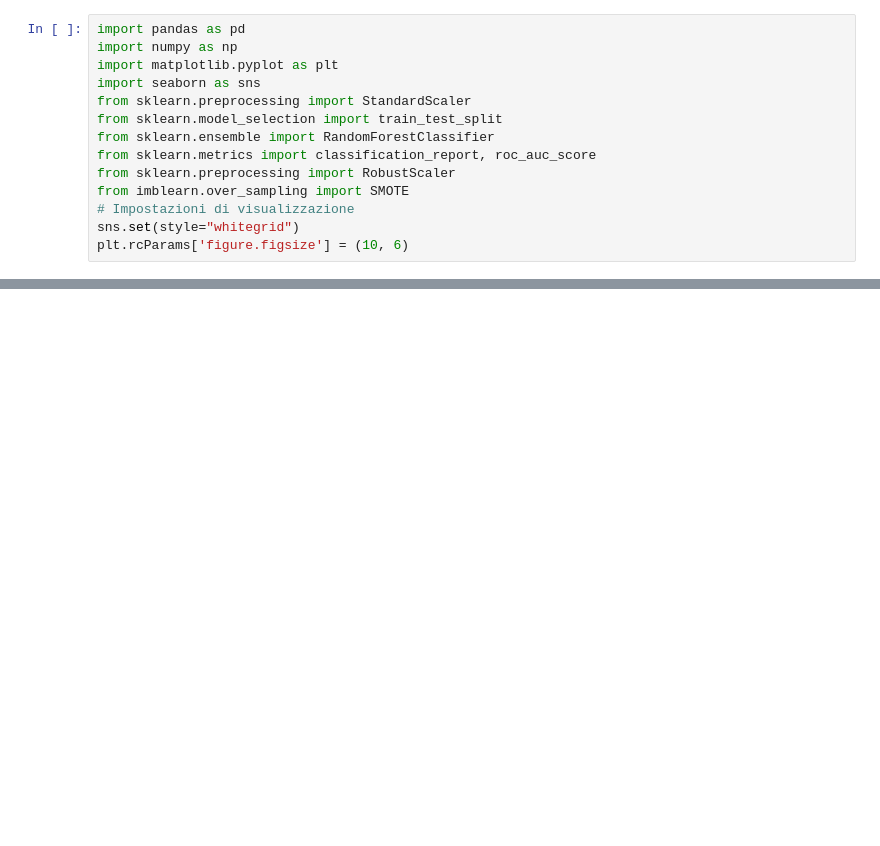
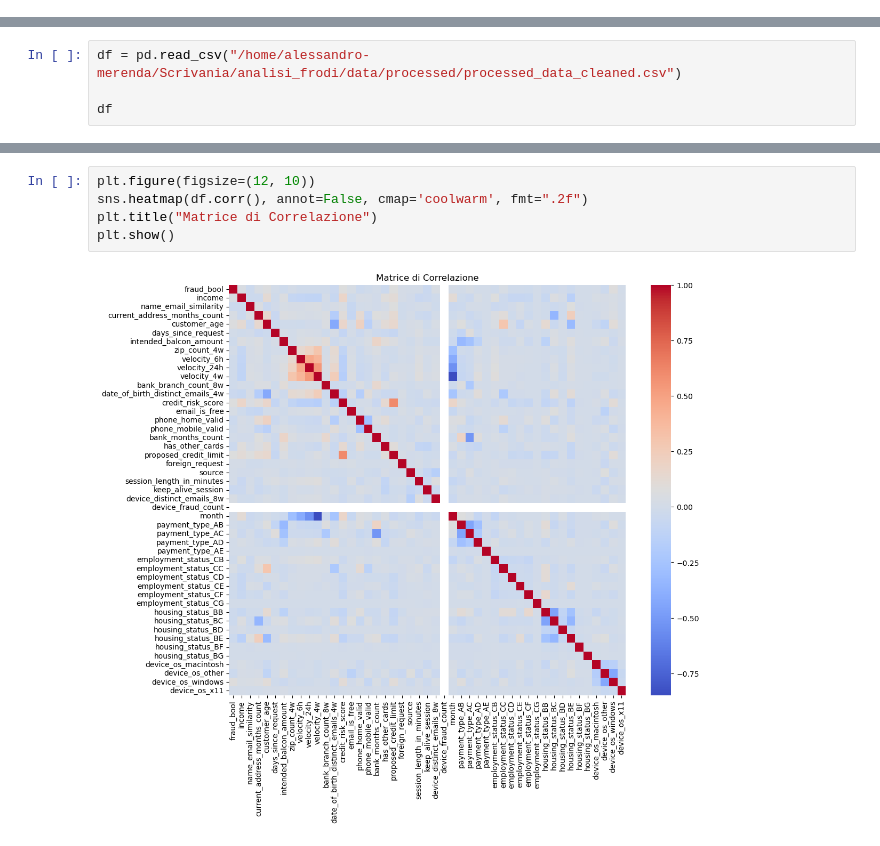
Before and after one commit to AlessandroMerenda/Fraud_df, a Jupyter notebook: notebooks/EDA.ipynb, the cells around one changed output, grey strips where cells are left out. Drawn from its saved outputs; the diff is of its cells as text; blank space fills up the shorter version.

Commit message:
Updated README, organized project structure, added preprocessing steps

```diff
--- a/notebooks/EDA.ipynb
+++ b/notebooks/EDA.ipynb
@@ -1,14 +0,0 @@
-# %%
-import pandas as pd
-import numpy as np
-import matplotlib.pyplot as plt
-import seaborn as sns
-from sklearn.preprocessing import StandardScaler
-from sklearn.model_selection import train_test_split
-from sklearn.ensemble import RandomForestClassifier
-from sklearn.metrics import classification_report, roc_auc_score
-from sklearn.preprocessing import RobustScaler
-from imblearn.over_sampling import SMOTE
-# Impostazioni di visualizzazione
-sns.set(style="whitegrid")
-plt.rcParams['figure.figsize'] = (10, 6)
@@ -655,0 +13,4 @@ AUC-ROC Score: 0.8117126134159957
+# %%
+df = pd.read_csv("/home/alessandro-merenda/Scrivania/analisi_frodi/data/processed/processed_data_cleaned.csv")
+
+df
@@ -655,0 +54,7 @@ AUC-ROC Score: 0.8117126134159957
+# %%
+plt.figure(figsize=(12, 10))
+sns.heatmap(df.corr(), annot=False, cmap='coolwarm', fmt=".2f")
+plt.title("Matrice di Correlazione")
+plt.show()
+# %% [output]
+[figure, added]
```
Also changed, not shown: parts of 32 cells of this notebook, 9 other files.
